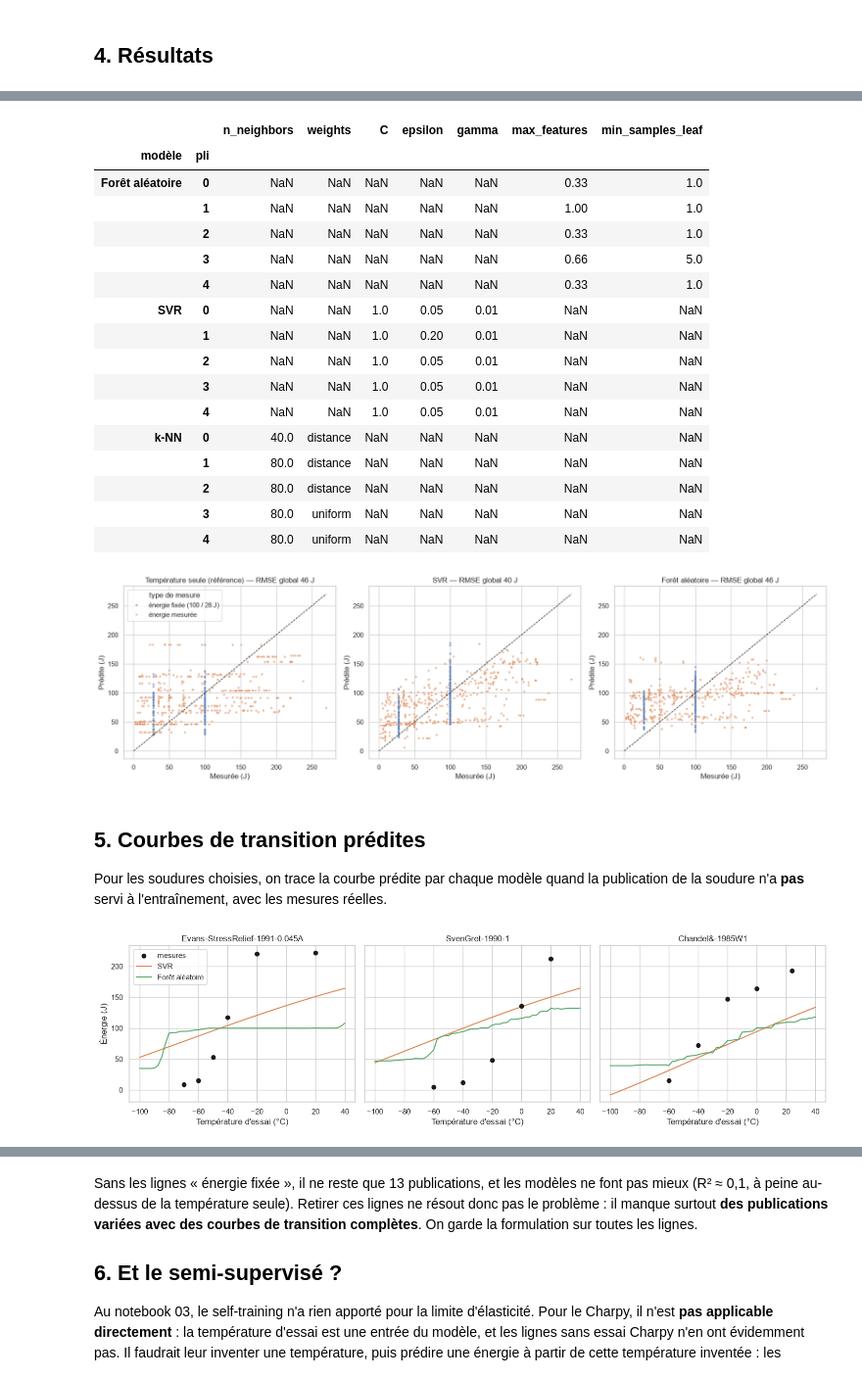
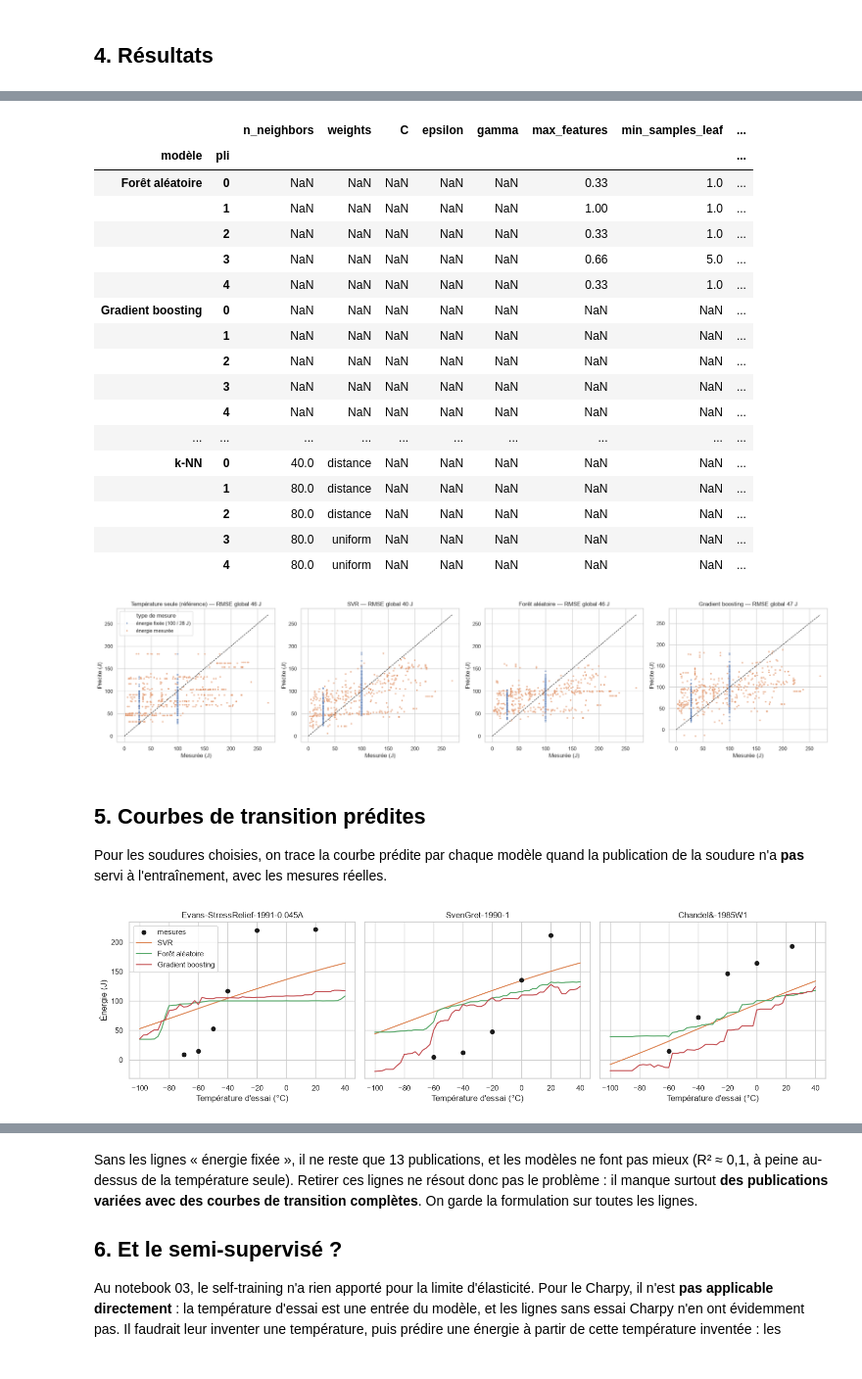
Before and after one commit to hiboujoyeux/soudure-ml-cs, a Jupyter notebook: notebooks/04_charpy.ipynb, the cells around one changed output, grey strips where cells are left out. Shown at 98% size. Drawn from its saved outputs; the diff is of its cells as text; code cells hidden in the pictures.

```diff
--- a/notebooks/04_charpy.ipynb
+++ b/notebooks/04_charpy.ipynb
@@ -141,6 +141,8 @@ MODELS = {
             {P + "C": [0.1, 1, 10, 100], P + "gamma": ["scale", 0.01, 0.1], P + "epsilon": [0.05, 0.2]}),
     "Forêt aléatoire": (RandomForestRegressor(n_estimators=300, random_state=0, n_jobs=-1),
                         {P + "max_features": [0.33, 0.66, 1.0], P + "min_samples_leaf": [1, 3, 5]}),
+    "Gradient boosting": (GradientBoostingRegressor(n_estimators=300, subsample=0.8, random_state=0),
+                          {P + "learning_rate": [0.03, 0.1], P + "max_depth": [2, 3, 5]}),
 }
 TEMP_ONLY = "Température seule (référence)"
 # %% [markdown]
@@ -177,7 +179,7 @@ for fold, (train, test) in enumerate(outer_cv.split(X, y, groups)):
             model.fit(X.iloc[train], y[train])
         oof[name][test] = model.predict(X.iloc[test])
 
-        if name in ("SVR", "Forêt aléatoire"):
+        if name in ("SVR", "Forêt aléatoire", "Gradient boosting"):
             for weld in curve_welds:
                 rows = labelled.index[labelled["soudure"] == weld]
                 if rows[0] in test:
@@ -232,33 +235,34 @@ plt.tight_layout();
 # %%
 pd.DataFrame(best_params).set_index(["modèle", "pli"]).sort_index()
 # %% [output]
-|  |  | n_neighbors | weights | C | epsilon | gamma | max_features | min_samples_leaf |
-| modèle | pli |  |  |  |  |  |  |  |
-| Forêt aléatoire | 0 | NaN | NaN | NaN | NaN | NaN | 0.33 | 1.0 |
-|  | 1 | NaN | NaN | NaN | NaN | NaN | 1.00 | 1.0 |
-|  | 2 | NaN | NaN | NaN | NaN | NaN | 0.33 | 1.0 |
-|  | 3 | NaN | NaN | NaN | NaN | NaN | 0.66 | 5.0 |
-|  | 4 | NaN | NaN | NaN | NaN | NaN | 0.33 | 1.0 |
-| SVR | 0 | NaN | NaN | 1.0 | 0.05 | 0.01 | NaN | NaN |
-|  | 1 | NaN | NaN | 1.0 | 0.20 | 0.01 | NaN | NaN |
-|  | 2 | NaN | NaN | 1.0 | 0.05 | 0.01 | NaN | NaN |
-|  | 3 | NaN | NaN | 1.0 | 0.05 | 0.01 | NaN | NaN |
-|  | 4 | NaN | NaN | 1.0 | 0.05 | 0.01 | NaN | NaN |
-| k-NN | 0 | 40.0 | distance | NaN | NaN | NaN | NaN | NaN |
-|  | 1 | 80.0 | distance | NaN | NaN | NaN | NaN | NaN |
-|  | 2 | 80.0 | distance | NaN | NaN | NaN | NaN | NaN |
-|  | 3 | 80.0 | uniform | NaN | NaN | NaN | NaN | NaN |
-|  | 4 | 80.0 | uniform | NaN | NaN | NaN | NaN | NaN |
+|  |  | n_neighbors | weights | C | epsilon | gamma | max_features | min_samples_leaf | ... |
+| modèle | pli |  |  |  |  |  |  |  | ... |
+| Forêt aléatoire | 0 | NaN | NaN | NaN | NaN | NaN | 0.33 | 1.0 | ... |
+|  | 1 | NaN | NaN | NaN | NaN | NaN | 1.00 | 1.0 | ... |
+|  | 2 | NaN | NaN | NaN | NaN | NaN | 0.33 | 1.0 | ... |
+|  | 3 | NaN | NaN | NaN | NaN | NaN | 0.66 | 5.0 | ... |
+|  | 4 | NaN | NaN | NaN | NaN | NaN | 0.33 | 1.0 | ... |
+| Gradient boosting | 0 | NaN | NaN | NaN | NaN | NaN | NaN | NaN | ... |
+|  | 1 | NaN | NaN | NaN | NaN | NaN | NaN | NaN | ... |
+|  | 2 | NaN | NaN | NaN | NaN | NaN | NaN | NaN | ... |
+|  | 3 | NaN | NaN | NaN | NaN | NaN | NaN | NaN | ... |
+|  | 4 | NaN | NaN | NaN | NaN | NaN | NaN | NaN | ... |
+| ... | ... | ... | ... | ... | ... | ... | ... | ... | ... |
+| k-NN | 0 | 40.0 | distance | NaN | NaN | NaN | NaN | NaN | ... |
+|  | 1 | 80.0 | distance | NaN | NaN | NaN | NaN | NaN | ... |
+|  | 2 | 80.0 | distance | NaN | NaN | NaN | NaN | NaN | ... |
+|  | 3 | 80.0 | uniform | NaN | NaN | NaN | NaN | NaN | ... |
+|  | 4 | 80.0 | uniform | NaN | NaN | NaN | NaN | NaN | ... |
 # %%
-fig, axes = plt.subplots(1, 3, figsize=(17, 5))
-for ax, name in zip(axes, [TEMP_ONLY, "SVR", "Forêt aléatoire"]):
+fig, axes = plt.subplots(1, 4, figsize=(22, 5))
+for ax, name in zip(axes, [TEMP_ONLY, "SVR", "Forêt aléatoire", "Gradient boosting"]):
     sns.scatterplot(x=y, y=oof[name], hue=labelled["type de mesure"], s=12, alpha=0.6, ax=ax, legend=(ax is axes[0]))
     ax.plot([0, 270], [0, 270], "k--", lw=1)
     ax.set_xlabel("Mesurée (J)"); ax.set_ylabel("Prédite (J)")
     ax.set_title(f"{name} — RMSE global {root_mean_squared_error(y, oof[name]):.0f} J")
 plt.tight_layout();
 # %% [output]
-[figure, old version]
+[figure, new version]
 # %% [markdown]
 ## 5. Courbes de transition prédites
 
@@ -269,14 +273,14 @@ fig, axes = plt.subplots(1, len(curve_welds), figsize=(5 * len(curve_welds), 4.2
 for ax, weld in zip(np.atleast_1d(axes), curve_welds):
     measured = labelled[labelled["soudure"] == weld]
     ax.scatter(measured[TEMP], measured[TARGET], color="k", zorder=3, label="mesures")
-    for name, c in [("SVR", "C1"), ("Forêt aléatoire", "C2")]:
+    for name, c in [("SVR", "C1"), ("Forêt aléatoire", "C2"), ("Gradient boosting", "C3")]:
         cv = curves[(curves["soudure"] == weld) & (curves["modèle"] == name)]
         ax.plot(cv[TEMP], cv[TARGET], color=c, label=name)
     ax.set_title(weld); ax.set_xlabel("Température d'essai (°C)")
 np.atleast_1d(axes)[0].set_ylabel("Énergie (J)"); np.atleast_1d(axes)[0].legend()
 plt.tight_layout();
 # %% [output]
-[figure, old version]
+[figure, new version]
 # %% [markdown]
 **Lecture.**
 - Les deux modèles captent la tendance (l'énergie augmente avec la température), mais leurs
```
Also changed, not shown: parts of 9 cells of this notebook, 8 other files.
